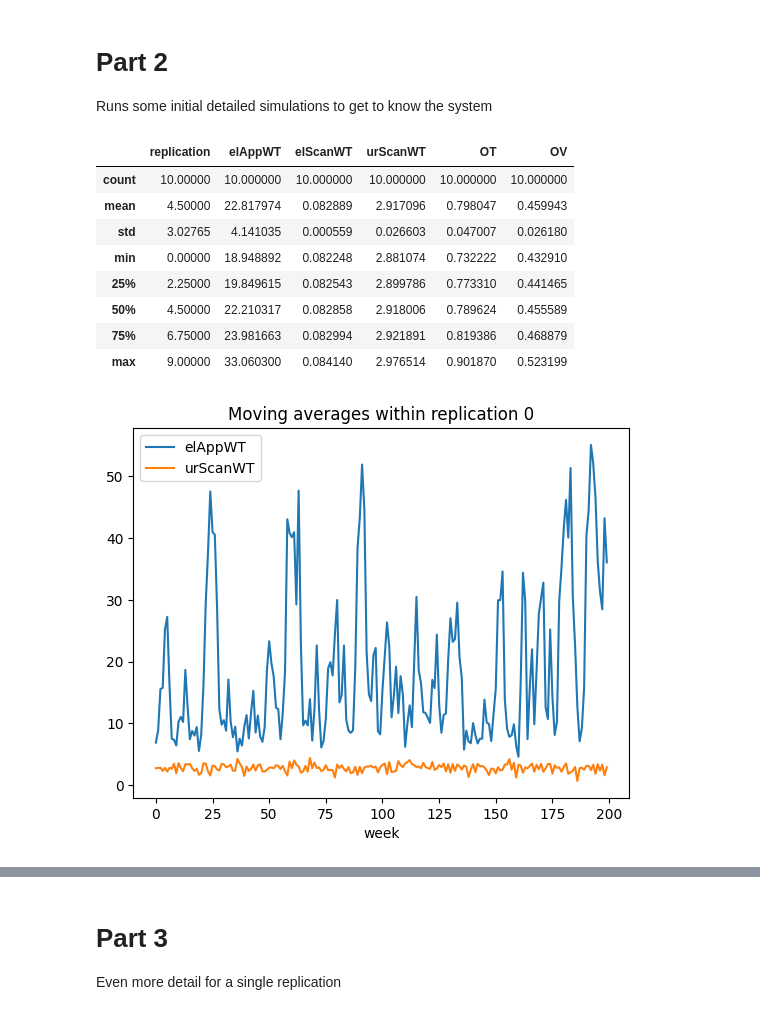
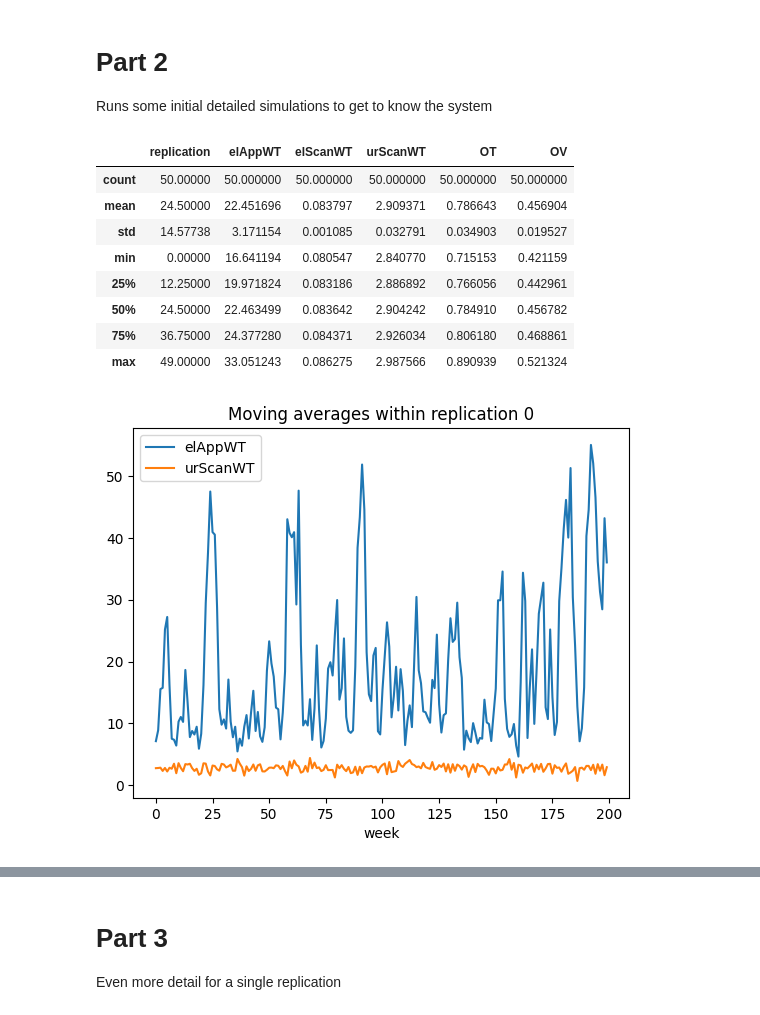
Before and after one commit to Emll3/simul_solo, a Jupyter notebook: python-code/EDA.ipynb, the cells around one changed output, grey strips where cells are left out. Drawn from its saved outputs; the diff is of its cells as text; code cells hidden in the pictures.

```diff
--- a/python-code/EDA.ipynb
+++ b/python-code/EDA.ipynb
@@ -162,18 +162,19 @@ def run_simulation_detailed(filename, W, R, rule):
 
     return replications, df_rep, averages
 # %%
-replications, df_rep, averages = run_simulation_detailed('../input-S1-14.txt', W=200, R=10, rule=1)
+replications, df_rep, averages = \
+    run_simulation_detailed('../input-S1-14.txt', W=200, R=50, rule=4)
 df_rep.describe()
 # %% [output]
 |  | replication | elAppWT | elScanWT | urScanWT | OT | OV |
-| count | 10.00000 | 10.000000 | 10.000000 | 10.000000 | 10.000000 | 10.000000 |
-| mean | 4.50000 | 22.817974 | 0.082889 | 2.917096 | 0.798047 | 0.459943 |
-| std | 3.02765 | 4.141035 | 0.000559 | 0.026603 | 0.047007 | 0.026180 |
-| min | 0.00000 | 18.948892 | 0.082248 | 2.881074 | 0.732222 | 0.432910 |
-| 25% | 2.25000 | 19.849615 | 0.082543 | 2.899786 | 0.773310 | 0.441465 |
-| 50% | 4.50000 | 22.210317 | 0.082858 | 2.918006 | 0.789624 | 0.455589 |
-| 75% | 6.75000 | 23.981663 | 0.082994 | 2.921891 | 0.819386 | 0.468879 |
-| max | 9.00000 | 33.060300 | 0.084140 | 2.976514 | 0.901870 | 0.523199 |
+| count | 50.00000 | 50.000000 | 50.000000 | 50.000000 | 50.000000 | 50.000000 |
+| mean | 24.50000 | 22.451696 | 0.083797 | 2.909371 | 0.786643 | 0.456904 |
+| std | 14.57738 | 3.171154 | 0.001085 | 0.032791 | 0.034903 | 0.019527 |
+| min | 0.00000 | 16.641194 | 0.080547 | 2.840770 | 0.715153 | 0.421159 |
+| 25% | 12.25000 | 19.971824 | 0.083186 | 2.886892 | 0.766056 | 0.442961 |
+| 50% | 24.50000 | 22.463499 | 0.083642 | 2.904242 | 0.784910 | 0.456782 |
+| 75% | 36.75000 | 24.377280 | 0.084371 | 2.926034 | 0.806180 | 0.468861 |
+| max | 49.00000 | 33.051243 | 0.086275 | 2.987566 | 0.890939 | 0.521324 |
 # %%
 # moving average of one replication (e.g. rep 0) to see warm-up behaviour
 import matplotlib.pyplot as plt
@@ -188,4 +189,4 @@ plt.legend()
 plt.title(f'Moving averages within replication {i_repl}')
 plt.show()
 # %% [output]
-[figure, old version]
+[figure, new version]
```
Also changed, not shown: parts of 9 cells of this notebook.
